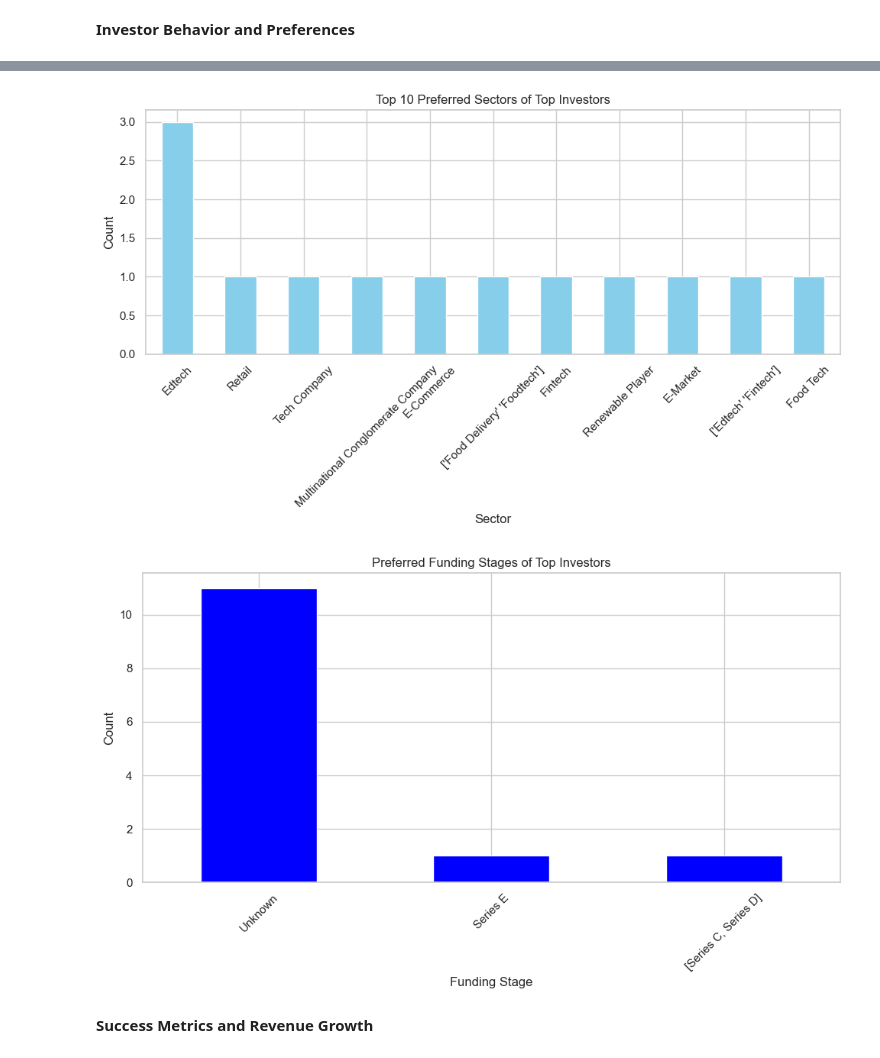
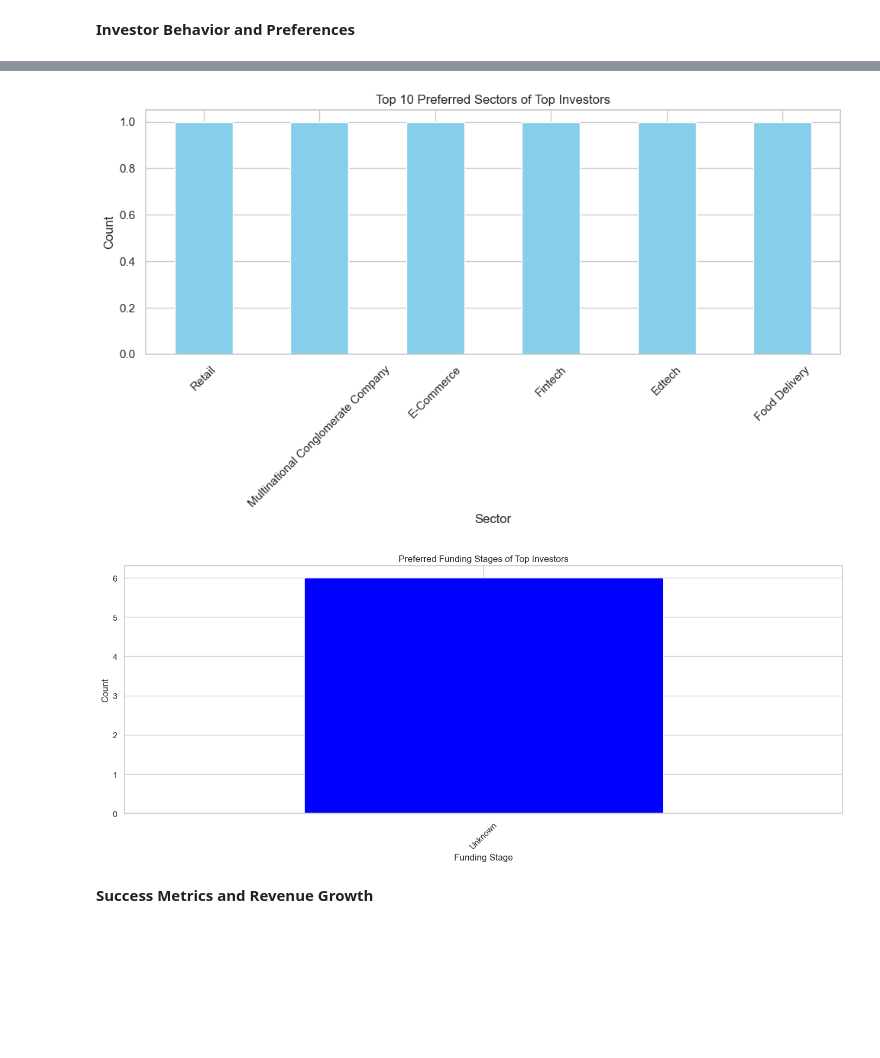
Before and after one commit to Ogoms/Analyzing-Indian-Startup-Funding-Trends-2018-2021-with-CRISP-DM, a Jupyter notebook: Notebook/Main.ipynb, the cells around one changed output, grey strips where cells are left out. Cells and saved outputs as stored; diff of their text form; code cells hidden in the pictures; blank space fills up the shorter version.

```diff
--- a/Notebook/Main.ipynb
+++ b/Notebook/Main.ipynb
@@ -440,6 +421,16 @@ merged_data['Company_Brand'] = merged_data['Company_Brand'].str.lower()
 # %%
 # Step 6: Remove 'column10' column
 merged_data.drop(columns=['column10'], inplace=True)
+# %%
+# Step 7: Remove rows with longer dashes in the Sector column
+merged_data = merged_data[merged_data['Sector'] != '—']
+# %%
+# Replace "Gurugram #Ref!" with "Gurugram" in the HeadQuarter column
+merged_data['HeadQuarter'] = merged_data['HeadQuarter'].replace('Gurugram #Ref!', 'Gurugram')
+# %%
+
+# Replace "Angel" with "Angel Round" in the Stage column
+merged_data['Stage'] = merged_data['Stage'].replace('Angel', 'Angel Round')
 # %%
 # Ensure 'Founded' column is integer after filling missing values
 merged_data['Founded'] = merged_data['Founded'].astype(int)
@@ -943,7 +930,7 @@ investor_summary = merged_data.groupby('Investor').agg({
 })
 
 # Identify Top Investors
-top_investors = investor_summary.nlargest(14, 'Amount')
+top_investors = investor_summary.nlargest(6, 'Amount')
 
 # Filter out entries with "-" or "—"
 top_investors = top_investors[~top_investors['Sector'].isin(['-', '—'])]
@@ -964,22 +951,22 @@ plt.xticks(rotation=45)
 plt.tight_layout()
 plt.show()
 # %% [output]
-[figure, old version]
+[figure, new version]
 # %%
 #Analyze Preferred Funding Stages of Top Investors
 preferred_stages = top_investors['Stage']
 
 # Plot Preferred Funding Stages
-plt.figure(figsize=(10, 6))
+plt.figure(figsize=(14, 6))
 preferred_stages.value_counts().plot(kind='bar', color='blue')
 plt.title('Preferred Funding Stages of Top Investors')
 plt.xlabel('Funding Stage')
 plt.ylabel('Count')
 plt.xticks(rotation=45)
 plt.tight_layout()
 plt.show()
 # %% [output]
-[figure, old version]
+[figure, new version]
 # %% [markdown]
 **Success Metrics and Revenue Growth**
 # %% [markdown]
```
Also changed, not shown: parts of 59 cells of this notebook, 1 other file.
